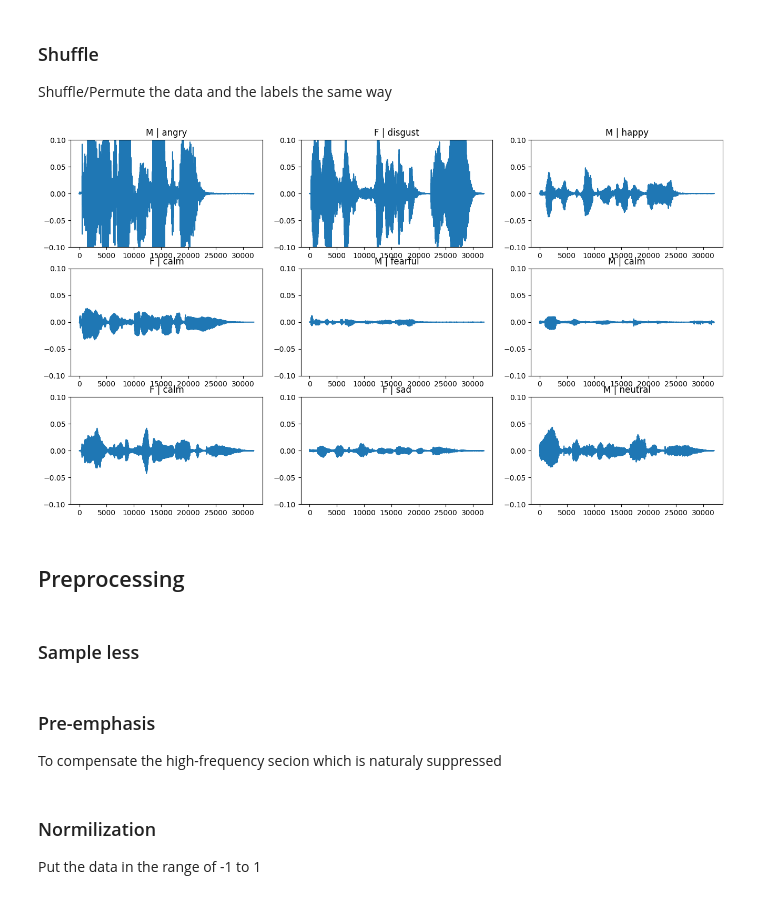
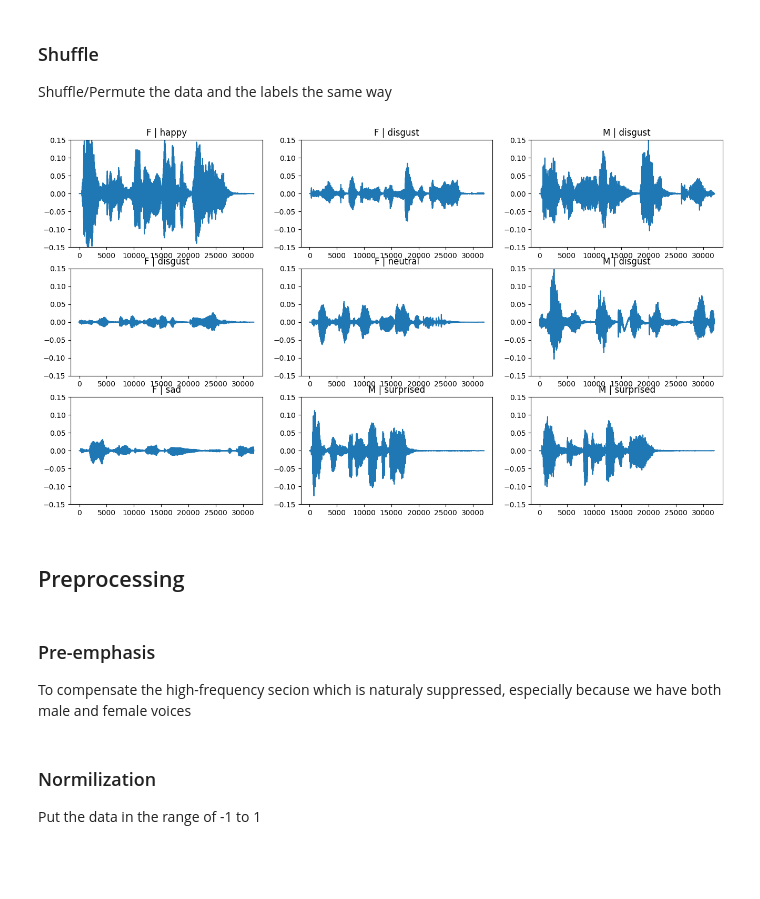
Before and after one commit to IsakLundstrom/D7041E-Mini-Project, a Jupyter notebook: project.ipynb, the cells around one changed output. Saved outputs shown, nothing was run; the diff lists cells and outputs as text; code cells hidden in the pictures; blank space fills up the shorter version.

```diff
--- a/project.ipynb
+++ b/project.ipynb
@@ -23,6 +29,10 @@ seed = 123
 tf.random.set_seed(seed)
 np.random.seed(seed)
 sk.random.seed(seed)
+# %%
+# CONSTANTS
+GenderS = ['neutral', 'calm', 'happy', 'sad', 'angry', 'fearful', 'disgust', 'surprised']
+GENDER = ['F', 'M']
 # %% [markdown]
 ### Helper functions
 # %%
@@ -69,7 +112,7 @@ for actorPath in os.listdir(datasetPath):
         data.append(y)
 
         fileName = audioFile.split('.')[0].split('-')
-        genderLabel.append(int(fileName[-1]))
+        genderLabel.append(int(fileName[-1]) % 2)
         emotionLabel.append(int(fileName[2])-1)
 # %% [markdown]
 ## Before preprocessing
@@ -79,10 +122,8 @@ Shuffle/Permute the data and the labels the same way
 # %%
 shuffledData, shuffledGenderLabel, shuffledEmotionLabel = sk.utils.shuffle(data, genderLabel, emotionLabel)
 # %%
-plotAudio(shuffledData, shuffledGenderLabel, shuffledEmotionLabel, ylim=.1, rows=3, cols=3)
+plotAudio(shuffledData, shuffledGenderLabel, shuffledEmotionLabel, ylim=.15, rows=3, cols=3)
 # %% [output]
-[figure, old version]
+[figure, new version]
 # %% [markdown]
 ## Preprocessing
-# %% [markdown]
-### Sample less
@@ -102,6 +130,6 @@ plotAudio(shuffledData, shuffledGenderLabel, shuffledEmotionLabel, ylim=.1, rows
 # %% [markdown]
 ### Pre-emphasis
-To compensate the high-frequency secion which is naturaly suppressed
+To compensate the high-frequency secion which is naturaly suppressed, especially because we have both male and female voices
 # %%
 preEmphasisData = []
 
```
Also changed, not shown: parts of 54 cells of this notebook.
